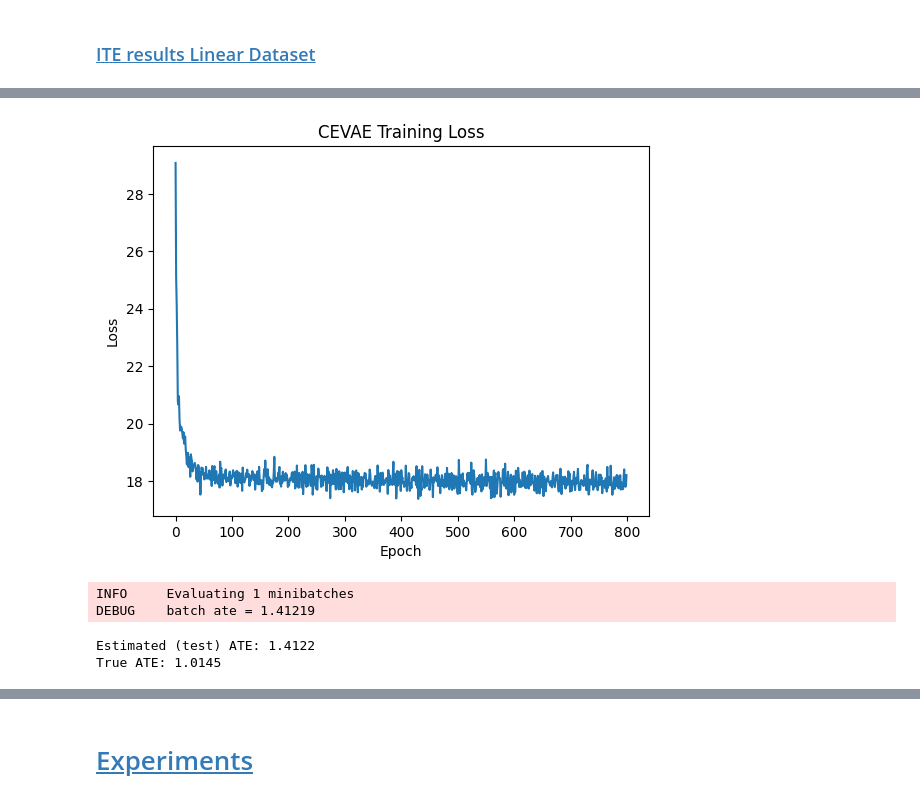
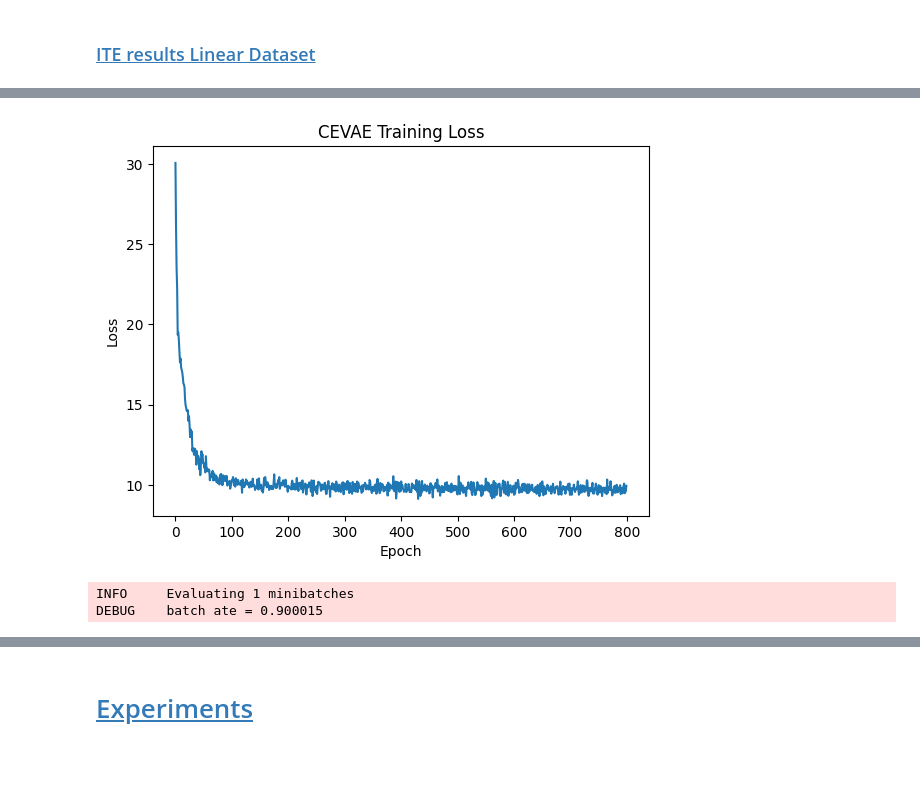
Before and after one commit to christianfaccio/causal_machine_learning, a Jupyter notebook: src/causal_effect_inference.ipynb, the cells around one changed output, grey strips where cells are left out. Saved outputs shown, nothing was run; the diff lists cells and outputs as text; code cells hidden in the pictures; blank space fills up the shorter version.

```diff
--- a/src/causal_effect_inference.ipynb
+++ b/src/causal_effect_inference.ipynb
@@ -699,12 +617,24 @@ plt.show()
 # %%
-non_linear_data = synthetic_dataset_non_linear(n=1000, beta=2.0, num_proxies=10, prior_type='gaussian', seed=0)
+non_linear_data = synthetic_dataset_non_linear(
+    n=1000,
+    beta=2.0,
+    num_proxies=10,
+    prior_type='gaussian',
+    seed=0
+)
 
-x, t, y, z, ite   = (
+x_non_linear, t_non_linear, y_non_linear, z_non_linear, ite_cevae_non_linear = (
     non_linear_data["x"],
     non_linear_data["t"],
     non_linear_data["y"],
     non_linear_data["z"],
     non_linear_data["ite"]
-    )
+)
 
-length_x  = x.shape[1]
+length_x_non_linear = x_non_linear.shape[1]
+
+# ----------------------------- train-test split ----------------------------- #
+
+x_train_non_linear, x_test_non_linear, t_train_non_linear, t_test_non_linear, y_train_non_linear, y_test_non_linear, ite_train_non_linear, ite_test_non_linear = train_test_split(
+    x_non_linear, t_non_linear, y_non_linear, ite_cevae_non_linear, test_size=0.2, random_state=0
+)
@@ -762,17 +641,36 @@ Estimated ATE fro model coefficients (by def): 1.1586772203445435
 # %%
-# before every training run:
+# ----------------------------- LINEAR REGRESSION ---------------------------- #
+
+linear_model_nld = LinearModel()
+linear_model_nld.fit(x_train_non_linear, t_train_non_linear, y_train_non_linear)
+
+ite_linear_model_nld = linear_model_nld.ite(x_test_non_linear)
+ate_linear_model_nld = ite_linear_model_nld.mean().item()
+
+# ----------------- TRAINING THE SIMPLE LATENT VARIABLE MODEL ---------------- #
+
+pgm_nld = PyroLinearProxyModel(init_scale=0.1, learning_rate=5e-3, weight_decay=0.0)
 pyro.clear_param_store()
 
-cevae = CEVAE(
-    feature_dim=length_x,
+losses_pgm_nld = pgm_nld.fit(x_train_non_linear, t_train_non_linear, y_train_non_linear, num_epochs=1000, log_every=100, posterior_epochs=1000)
+
+ite_pgm_nld = pgm_nld.ite(x_test_non_linear)
+ate_pgm_nld = ite_pgm_nld.mean().item()
+true_ite_nld = ite_test_non_linear
+
+# ---------------------------- TRAINING THE CEVAE ---------------------------- #
+pyro.clear_param_store()
+
+cevae_nld = CEVAE(
+    feature_dim=length_x_non_linear,
     latent_dim=1,
     outcome_dist="normal",
     num_layers=3,
     hidden_dim=200
     )
 
-losses = cevae.fit(
-    x_train, t_train, y_train,
+losses_cevae_nld = cevae_nld.fit(
+    x_train_non_linear, t_train_non_linear, y_train_non_linear,
     num_epochs=100,
     batch_size=100,
     learning_rate=5e-4,
@@ -780,17 +678,15 @@ losses = cevae.fit(
     weight_decay=1e-6
     )
 
-plt.plot(losses)
+# ---------------------------- PLOT THE CEVAE LOSS --------------------------- #
+
+plt.plot(losses_cevae_nld)
 plt.xlabel('Epoch')
 plt.ylabel('Loss')
 plt.title('CEVAE Training Loss')
 plt.show()
 
 # Estimate ITEs and ATE
-ite_cevae_nld = cevae.ite(x_test)
+ite_cevae_nld = cevae_nld.ite(x_test_non_linear)
 ate_cevae_nld = ite_cevae_nld.mean().item()
-
-# Compare
-print(f"Estimated (test) ATE: {ate_cevae_nld:.4f}")
-print(f"True ATE: {non_linear_data['ite'].mean().item():.4f}")
 # %% [output]
@@ -806,8 +721,6 @@ DEBUG    step   700 loss = 17.8571
-[figure, old version]
+[figure, new version]
-INFO     Evaluating 1 minibatches
-DEBUG    batch ate = 1.41219
-Estimated (test) ATE: 1.4122
-True ATE: 1.0145
+INFO     Evaluating 1 minibatches
+DEBUG    batch ate = 0.900015
 # %%
 plt.figure(figsize=(10, 6))
 sns.boxplot(
```
Also changed, not shown: parts of 58 cells of this notebook, 14 other files.
